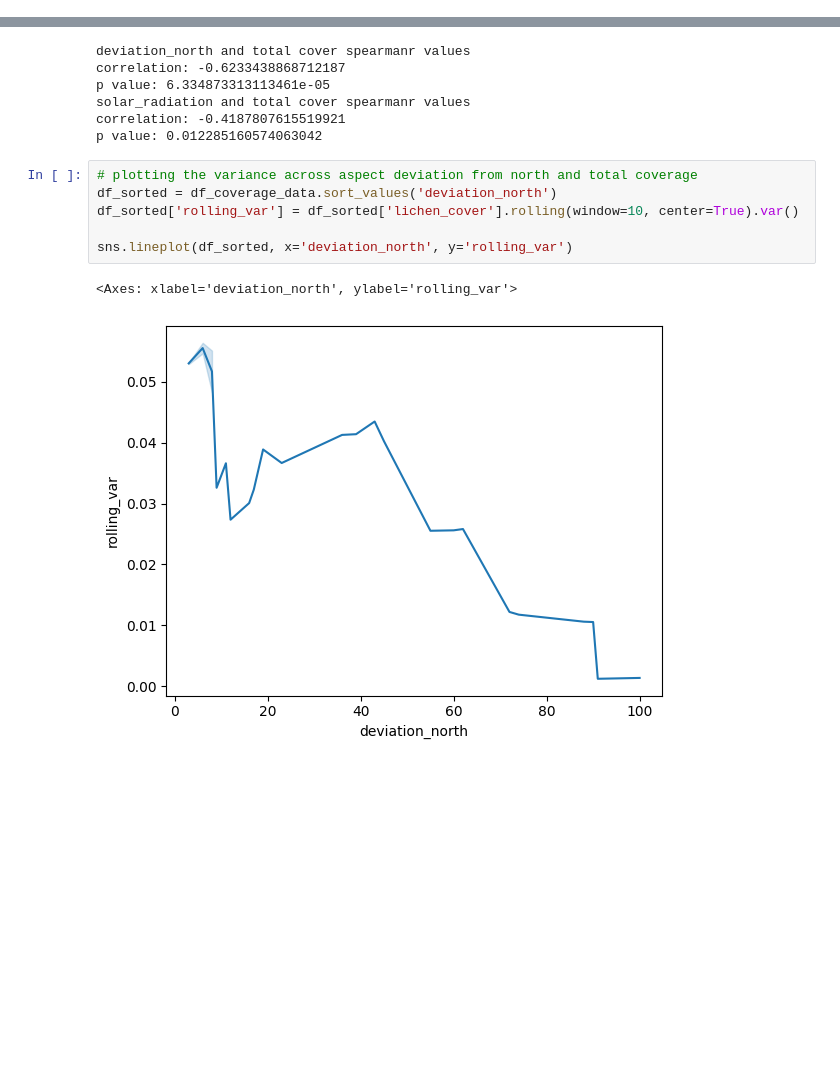
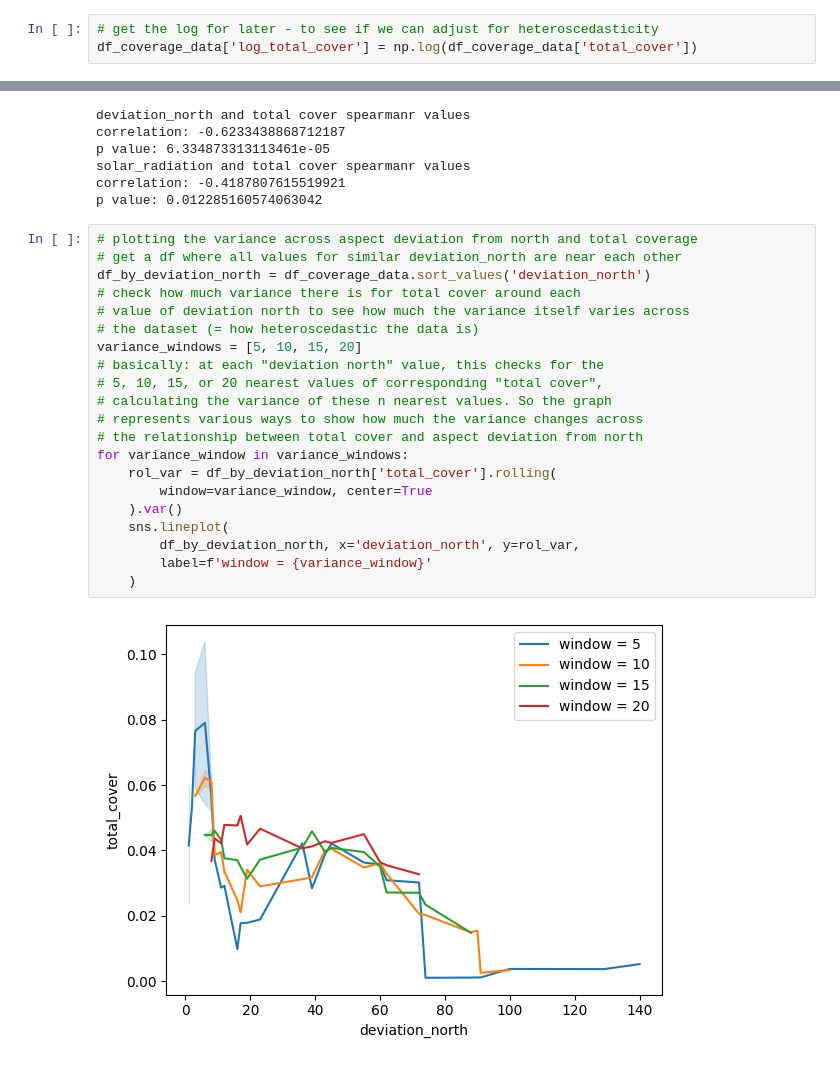
Before and after one commit to Sari-Parvillers/Vulnerable-Earth-TW1-2025, a Jupyter notebook: data_exploration.ipynb, the cells around one changed output, grey strips where cells are left out. Drawn from its saved outputs; the diff is of its cells as text; blank space fills up the shorter version.

Commit message:
more data exploration about variance and stuff

```diff
--- a/data_exploration.ipynb
+++ b/data_exploration.ipynb
@@ -6,5 +7,8 @@ from scipy.stats import spearmanr
 # %%
 df_coverage_data = pd.read_csv('data/processed_data/coverage_data_processed.csv')
+# %%
+# get the log for later - to see if we can adjust for heteroscedasticity
+df_coverage_data['log_total_cover'] = np.log(df_coverage_data['total_cover'])
 # %%
 print(f"total cover mean: {df_coverage_data['total_cover'].mean()}")
 print(f"total cover median: {df_coverage_data['total_cover'].median()}")
@@ -94,10 +103,24 @@ correlation: -0.4187807615519921
 p value: 0.012285160574063042
 # %%
 # plotting the variance across aspect deviation from north and total coverage
-df_sorted = df_coverage_data.sort_values('deviation_north')
-df_sorted['rolling_var'] = df_sorted['lichen_cover'].rolling(window=10, center=True).var()
-
-sns.lineplot(df_sorted, x='deviation_north', y='rolling_var')
+# get a df where all values for similar deviation_north are near each other
+df_by_deviation_north = df_coverage_data.sort_values('deviation_north')
+# check how much variance there is for total cover around each
+# value of deviation north to see how much the variance itself varies across
+# the dataset (= how heteroscedastic the data is)
+variance_windows = [5, 10, 15, 20]
+# basically: at each "deviation north" value, this checks for the
+# 5, 10, 15, or 20 nearest values of corresponding "total cover",
+# calculating the variance of these n nearest values. So the graph
+# represents various ways to show how much the variance changes across
+# the relationship between total cover and aspect deviation from north
+for variance_window in variance_windows:
+    rol_var = df_by_deviation_north['total_cover'].rolling(
+        window=variance_window, center=True
+    ).var()
+    sns.lineplot(
+        df_by_deviation_north, x='deviation_north', y=rol_var,
+        label=f'window = {variance_window}'
+    )
 # %% [output]
-<Axes: xlabel='deviation_north', ylabel='rolling_var'>
-[figure, old version]
+[figure, new version]
```
Also changed, not shown: parts of 9 cells of this notebook, 1 other file.
